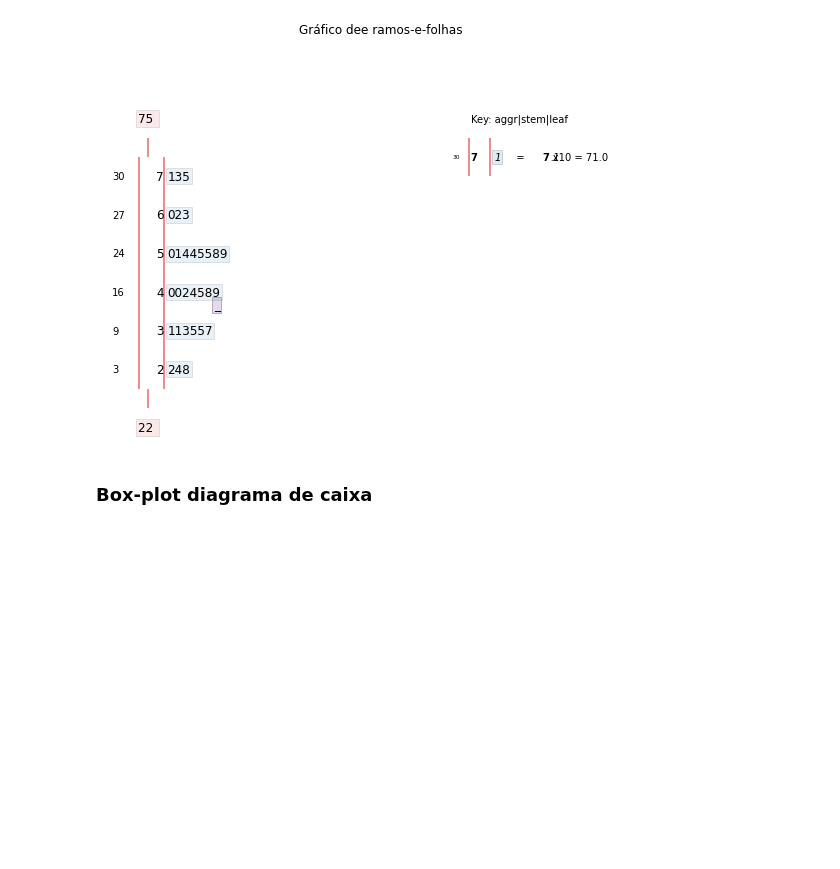
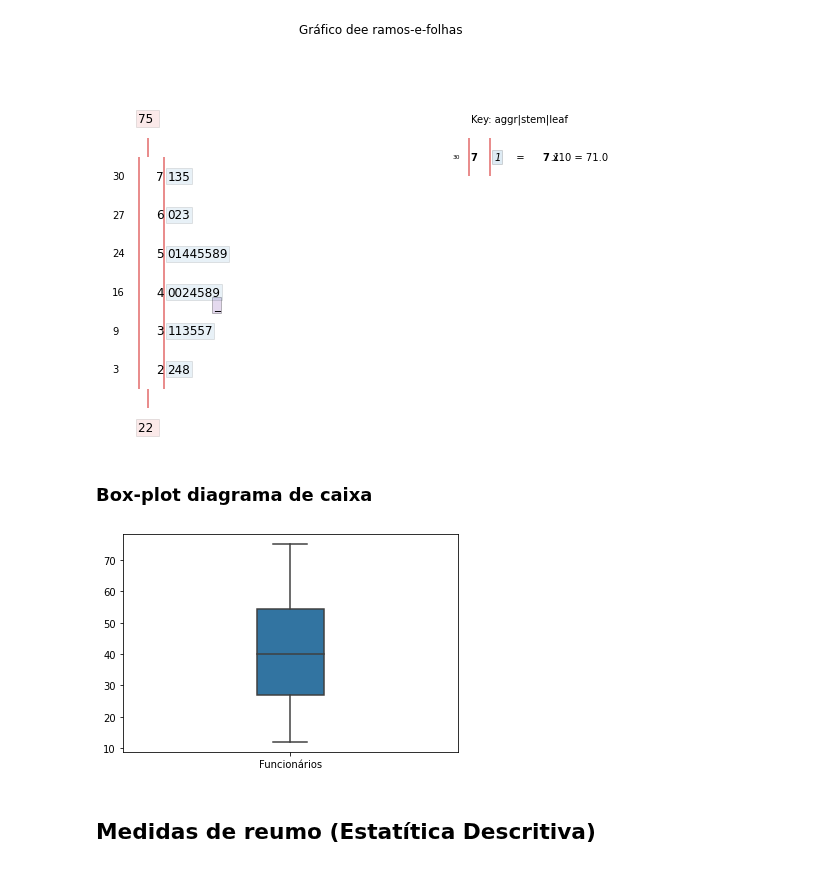
Before and after one commit to jvataidee/ManualdeAnalisedeDadosPython, a Jupyter notebook: cap2_estatistica_descritiva_univariada.ipynb, the cells around one changed output. Cells and saved outputs as stored; diff of their text form; code cells hidden in the pictures; blank space fills up the shorter version.

```diff
--- a/cap2_estatistica_descritiva_univariada.ipynb
+++ b/cap2_estatistica_descritiva_univariada.ipynb
@@ -341,3 +341,18 @@ stemgraphic.stem_graphic(idades["Funcionários"].values, title="Gráfico dee ram
 [figure]
 # %% [markdown]
 ### Box-plot diagrama de caixa
+# %%
+idades = pd.DataFrame([44, 60, 22, 49, 31, 58, 42, 63, 33, 37,
+                       54, 55, 40, 71, 55, 62, 35, 45, 59, 54,
+                       50, 51, 24, 31, 40, 73, 28, 35, 75, 48,
+                       12, 12, 12, 12, 31, 12, 28, 12, 22, 12])
+idades.columns = ["Funcionários"]
+idades = idades.sort_values("Funcionários")
+# %%
+fig, ax = plt.subplots()
+sns.boxplot(data = idades, width=0.2, orient ='vertical', ax = ax)
+plt.show()
+# %% [output]
+[figure, added]
+# %% [markdown]
+## Medidas de reumo (Estatítica Descritiva)
```
